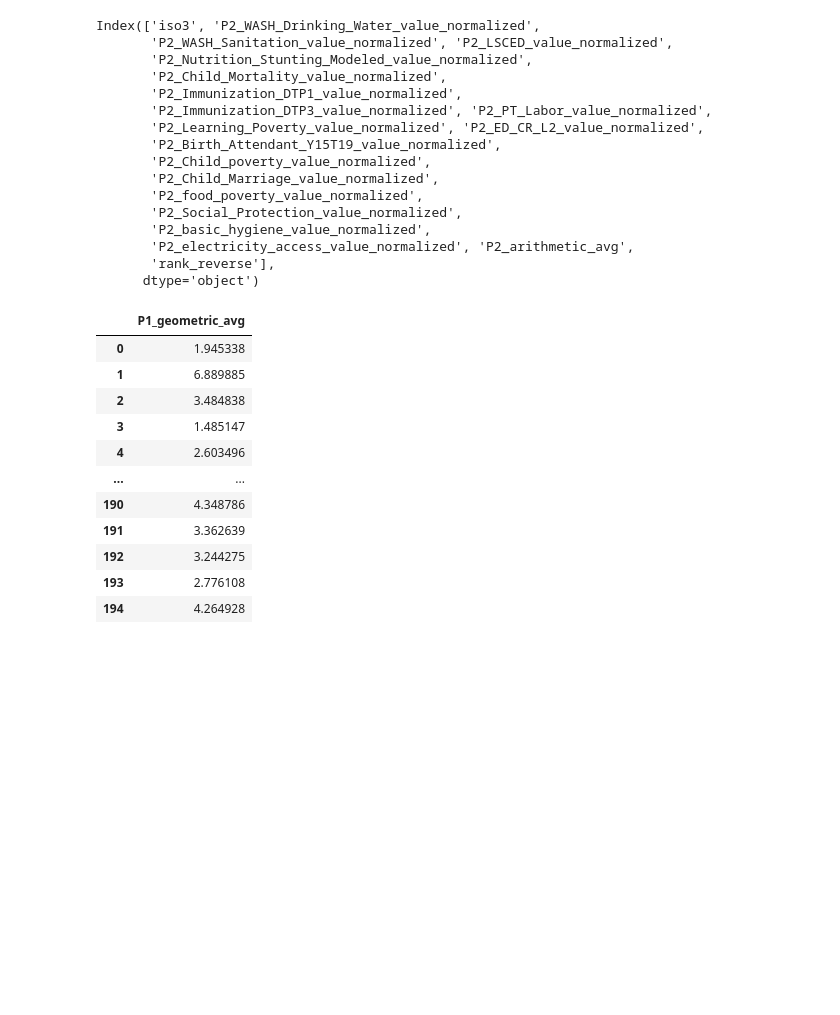
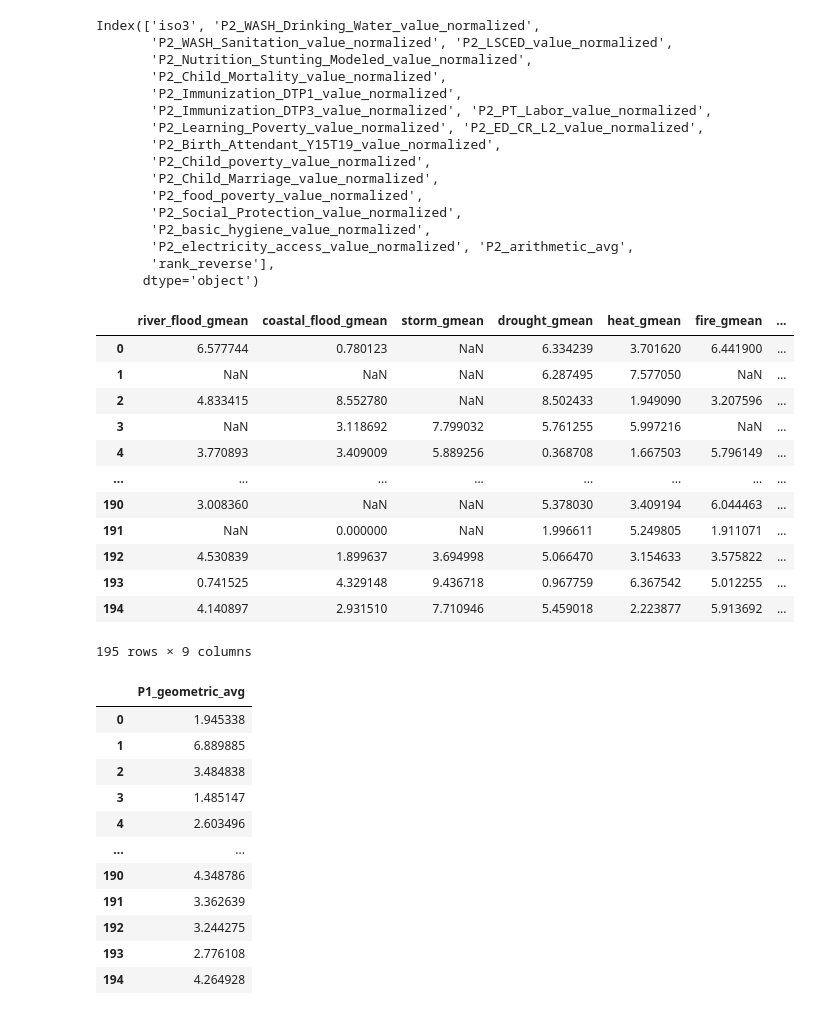
Before and after one commit to dohyung-kim/ccri, a Jupyter notebook: script/adm0/p1_p2_aggregation_adm0.ipynb, the cells around one changed output. Saved outputs shown, nothing was run; the diff lists cells and outputs as text; code cells hidden in the pictures; blank space fills up the shorter version.

```diff
--- a/script/adm0/p1_p2_aggregation_adm0.ipynb
+++ b/script/adm0/p1_p2_aggregation_adm0.ipynb
@@ -112,3 +112,19 @@ df_P1['P1_geometric_avg'] = df_P1[group_mean_columns].apply(
     lambda row: gmean(row.replace(0, np.nan).dropna()) if len(row.replace(0, np.nan).dropna()) > 0 else np.nan,
     axis=1
 )
+# %%
+df_P1[group_mean_columns]
+# %% [output]
+|  | river_flood_gmean | coastal_flood_gmean | storm_gmean | drought_gmean | heat_gmean | fire_gmean | ... |
+| 0 | 6.577744 | 0.780123 | NaN | 6.334239 | 3.701620 | 6.441900 | ... |
+| 1 | NaN | NaN | NaN | 6.287495 | 7.577050 | NaN | ... |
+| 2 | 4.833415 | 8.552780 | NaN | 8.502433 | 1.949090 | 3.207596 | ... |
+| 3 | NaN | 3.118692 | 7.799032 | 5.761255 | 5.997216 | NaN | ... |
+| 4 | 3.770893 | 3.409009 | 5.889256 | 0.368708 | 1.667503 | 5.796149 | ... |
+| ... | ... | ... | ... | ... | ... | ... | ... |
+| 190 | 3.008360 | NaN | NaN | 5.378030 | 3.409194 | 6.044463 | ... |
+| 191 | NaN | 0.000000 | NaN | 1.996611 | 5.249805 | 1.911071 | ... |
+| 192 | 4.530839 | 1.899637 | 3.694998 | 5.066470 | 3.154633 | 3.575822 | ... |
+| 193 | 0.741525 | 4.329148 | 9.436718 | 0.967759 | 6.367542 | 5.012255 | ... |
+| 194 | 4.140897 | 2.931510 | 7.710946 | 5.459018 | 2.223877 | 5.913692 | ... |
+195 rows × 9 columns
```
Also changed, not shown: parts of 1 cell of this notebook.
